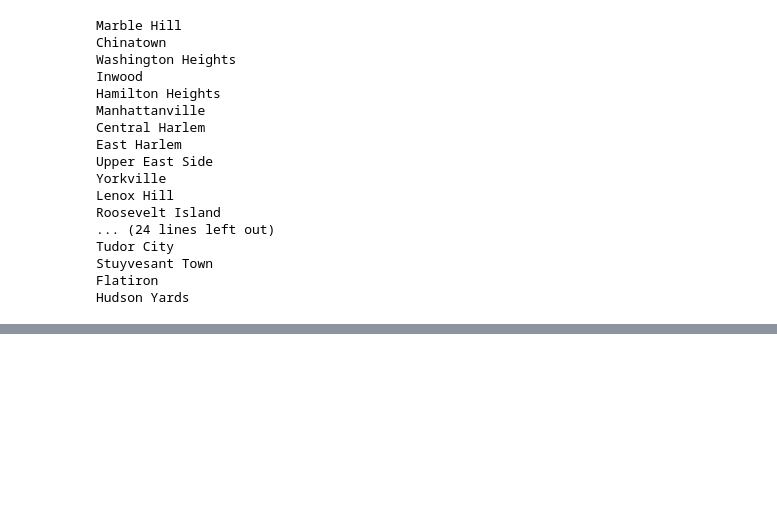
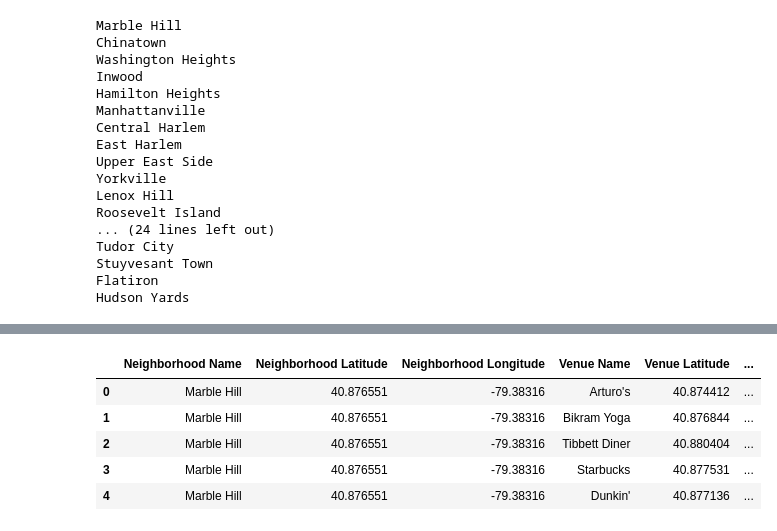
Before and after one commit to Rohan6c/capstone, a Jupyter notebook: mkk.ipynb, the cells around one changed output, grey strips where cells are left out. Saved outputs shown, nothing was run; the diff lists cells and outputs as text; code cells hidden in the pictures; blank space fills up the shorter version.

```diff
--- a/mkk.ipynb
+++ b/mkk.ipynb
@@ -333,7 +333,7 @@ def getnearbyvenuesmanhattan(names,latitude,longitude,radius=500):
     venuenearby.columns=['Neighborhood Name','Neighborhood Latitude','Neighborhood Longitude','Venue Name','Venue Latitude','Venue Location','Venue Category']
     return(venuenearby)
 # %%
-manhattan=getnearbyvenuesmanhattan(names=df['Neighbrhood'],latitude=df['Latitude'],longitude=df['Longitude'])
+manhatan=getnearbyvenuesmanhattan(names=df['Neighbrhood'],latitude=df['Latitude'],longitude=df['Longitude'])
 # %% [output]
 Marble Hill
 Chinatown
@@ -389,0 +395,9 @@ torontogroup.head()
+# %%
+manhatan.head()
+# %% [output]
+|  | Neighborhood Name | Neighborhood Latitude | Neighborhood Longitude | Venue Name | Venue Latitude | ... |
+| 0 | Marble Hill | 40.876551 | -79.38316 | Arturo's | 40.874412 | ... |
+| 1 | Marble Hill | 40.876551 | -79.38316 | Bikram Yoga | 40.876844 | ... |
+| 2 | Marble Hill | 40.876551 | -79.38316 | Tibbett Diner | 40.880404 | ... |
+| 3 | Marble Hill | 40.876551 | -79.38316 | Starbucks | 40.877531 | ... |
+| 4 | Marble Hill | 40.876551 | -79.38316 | Dunkin' | 40.877136 | ... |
```
Also changed, not shown: parts of 8 cells of this notebook.
